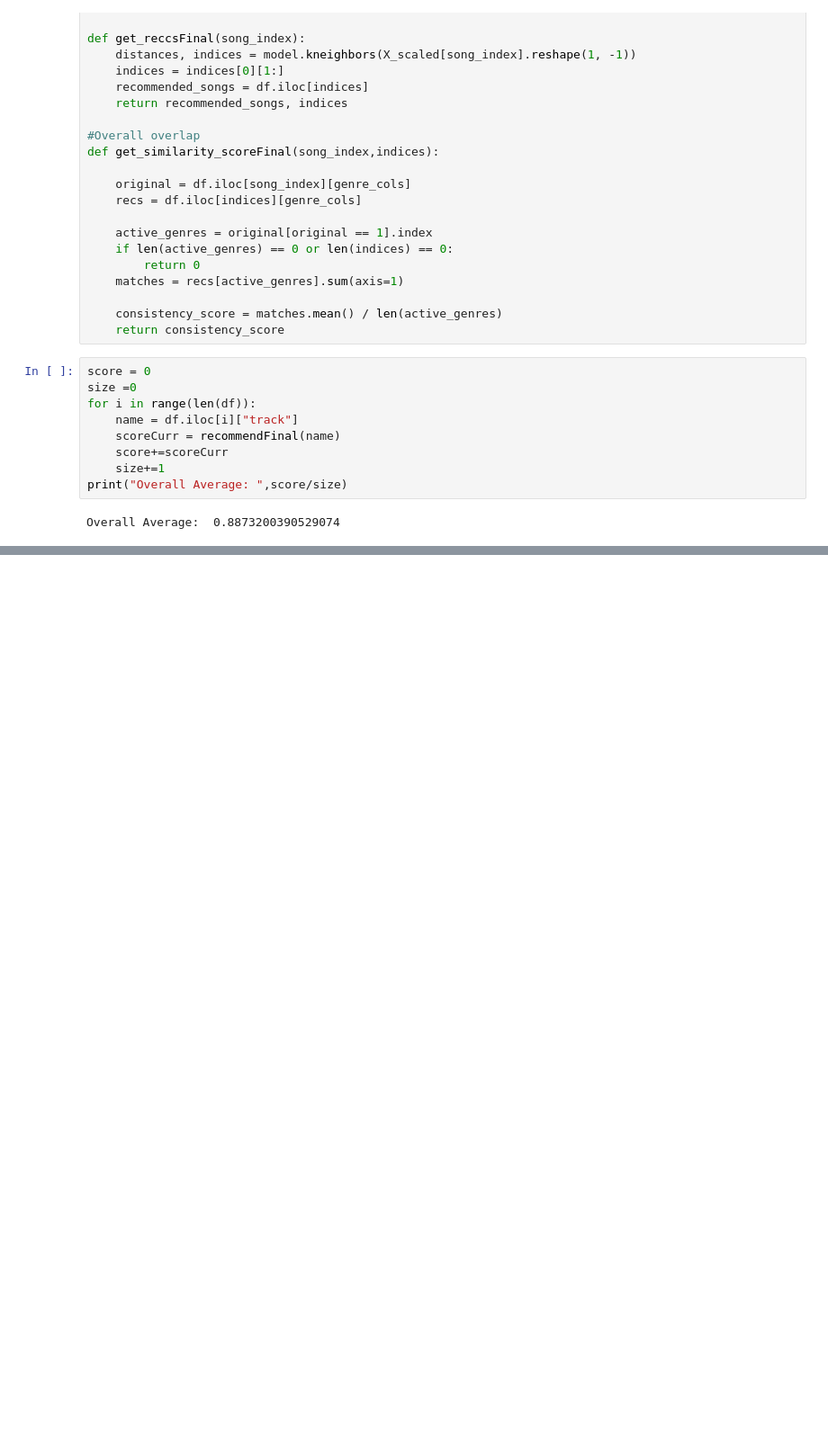
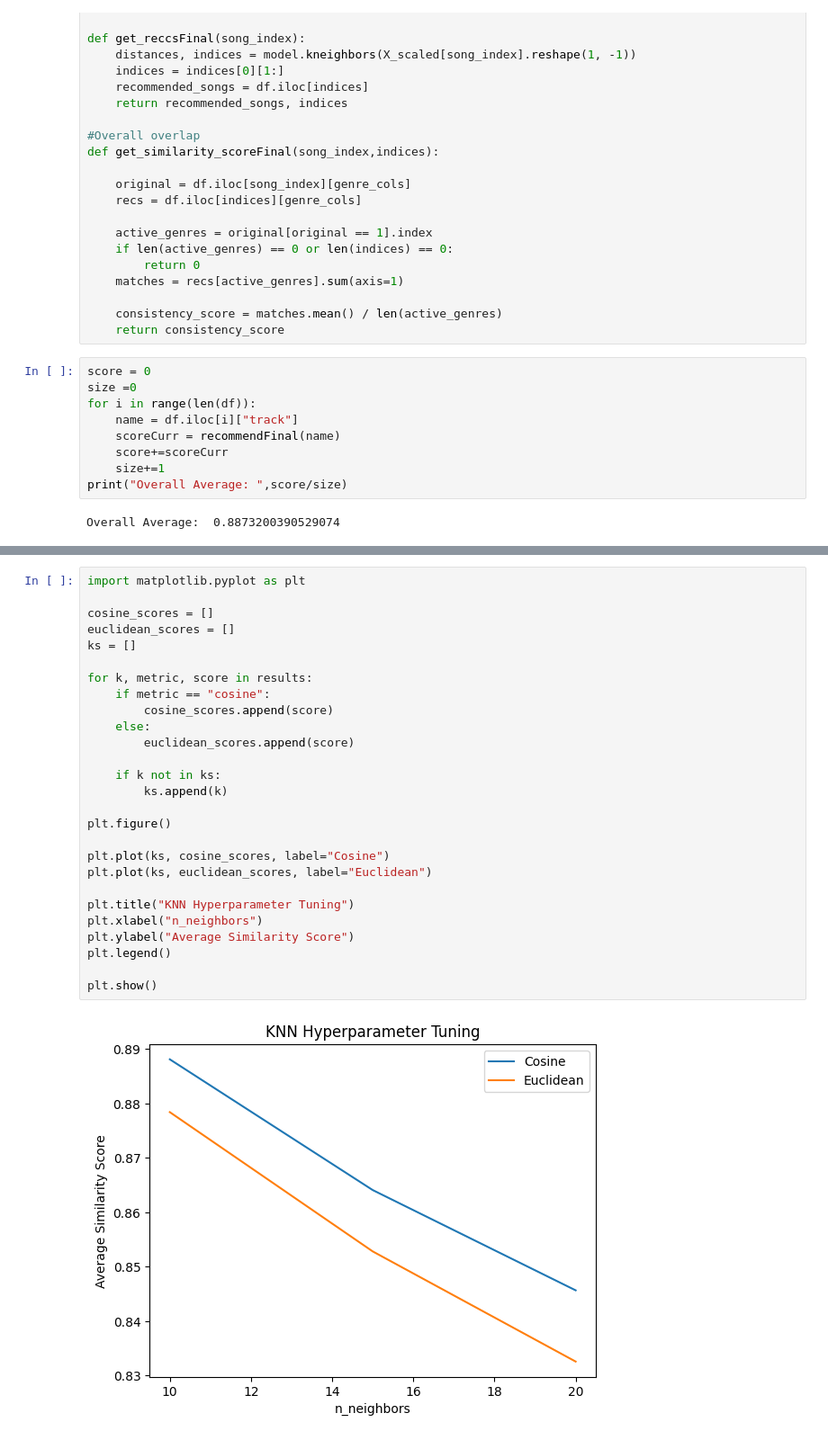
Before and after one commit to aradhana-ramesh/SongRecs, a Jupyter notebook: KNN_songreccs_model.ipynb, the cells around one changed output, grey strips where cells are left out. Shown at 90% size. Drawn from its saved outputs; the diff is of its cells as text; blank space fills up the shorter version.

```diff
--- a/KNN_songreccs_model.ipynb
+++ b/KNN_songreccs_model.ipynb
@@ -239,0 +378,29 @@ Overall Average:  0.8873200390529074
+# %%
+import matplotlib.pyplot as plt
+
+cosine_scores = []
+euclidean_scores = []
+ks = []
+
+for k, metric, score in results:
+    if metric == "cosine":
+        cosine_scores.append(score)
+    else:
+        euclidean_scores.append(score)
+
+    if k not in ks:
+        ks.append(k)
+
+plt.figure()
+
+plt.plot(ks, cosine_scores, label="Cosine")
+plt.plot(ks, euclidean_scores, label="Euclidean")
+
+plt.title("KNN Hyperparameter Tuning")
+plt.xlabel("n_neighbors")
+plt.ylabel("Average Similarity Score")
+plt.legend()
+
+plt.show()
+# %% [output]
+[figure, added]
```
Also changed, not shown: parts of 7 cells of this notebook, 1 other file.
